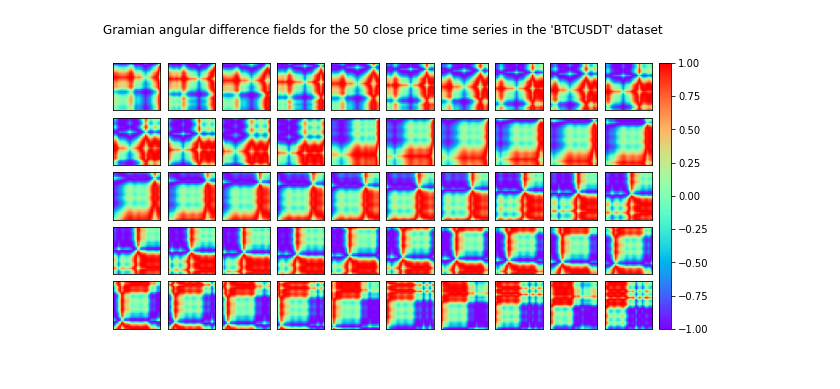
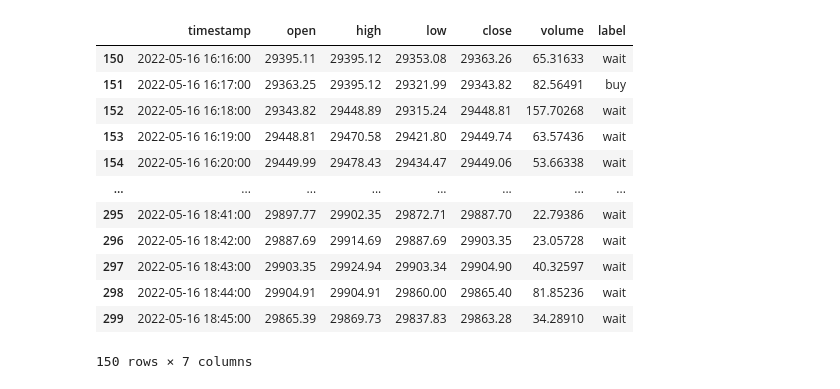
Before and after one commit to Neuron-Sages/neusa-py, a Jupyter notebook: neusa-fastai.ipynb, the cells around one changed output. Cells and saved outputs as stored; diff of their text form; code cells hidden in the pictures.

```diff
--- a/neusa-fastai.ipynb
+++ b/neusa-fastai.ipynb
@@ -72,6 +76,0 @@ df_input[120].plot.line()
-# %%
-df_denoised_input = [None]*DS_LENGTH
-for i in range(0, DS_LENGTH):
-    df_denoised_input[i] = denoise(df_input[i])
-
-pd.Series(df_denoised_input[120]).plot.line()
@@ -81,6 +76,0 @@ pd.Series(df_denoised_input[120]).plot.line()
-# %%
-gaf_transformer = GramianAngularField(method='difference', image_size=INPUT_SIZE)
-df_gaf_input = [None]*DS_LENGTH
-for i in range(0, DS_LENGTH):
-    if len(df_denoised_input[i]) > 0:
-        df_gaf_input[i] = gaf_transformer.fit_transform(df_denoised_input[i][-INPUT_SIZE:].reshape(1, -1))
@@ -91,18 +77,3 @@ df_with_input = df_with_input.iloc[100:]
-# %%
-fig = plt.figure(figsize=(10, 5))
-grid = ImageGrid(fig, 111, nrows_ncols=(5, 10), axes_pad=0.1, share_all=True,
-                 cbar_mode='single')
-for i, ax in enumerate(grid):
-    image_item = ax.imshow(df_with_input['input'].to_numpy()[i+20].squeeze(), cmap='rainbow', origin='lower', vmin=-1., vmax=1.)
-grid[0].get_yaxis().set_ticks([])
-grid[0].get_xaxis().set_ticks([])
-plt.colorbar(image_item, cax=grid.cbar_axes[0])
-ax.cax.toggle_label(True)
-fig.suptitle("Gramian angular difference fields for the 50 close price time series in the "
-             "'BTCUSDT' dataset")
-plt.show()
-# %% [output]
-[figure, removed]
 # %%
 
 def calc_label(dataset, position):
@@ -179,0 +115,16 @@ def downsample():
+# %%
+df_labeled_raw[150:300]
+# %% [output]
+|  | timestamp | open | high | low | close | volume | label |
+| 150 | 2022-05-16 16:16:00 | 29395.11 | 29395.12 | 29353.08 | 29363.26 | 65.31633 | wait |
+| 151 | 2022-05-16 16:17:00 | 29363.25 | 29395.12 | 29321.99 | 29343.82 | 82.56491 | buy |
+| 152 | 2022-05-16 16:18:00 | 29343.82 | 29448.89 | 29315.24 | 29448.81 | 157.70268 | wait |
+| 153 | 2022-05-16 16:19:00 | 29448.81 | 29470.58 | 29421.80 | 29449.74 | 63.57436 | wait |
+| 154 | 2022-05-16 16:20:00 | 29449.99 | 29478.43 | 29434.47 | 29449.06 | 53.66338 | wait |
+| ... | ... | ... | ... | ... | ... | ... | ... |
+| 295 | 2022-05-16 18:41:00 | 29897.77 | 29902.35 | 29872.71 | 29887.70 | 22.79386 | wait |
+| 296 | 2022-05-16 18:42:00 | 29887.69 | 29914.69 | 29887.69 | 29903.35 | 23.05728 | wait |
+| 297 | 2022-05-16 18:43:00 | 29903.35 | 29924.94 | 29903.34 | 29904.90 | 40.32597 | wait |
+| 298 | 2022-05-16 18:44:00 | 29904.91 | 29904.91 | 29860.00 | 29865.40 | 81.85236 | wait |
+| 299 | 2022-05-16 18:45:00 | 29865.39 | 29869.73 | 29837.83 | 29863.28 | 34.28910 | wait |
+150 rows × 7 columns
```
Also changed, not shown: parts of 31 cells of this notebook, 2 other files.
